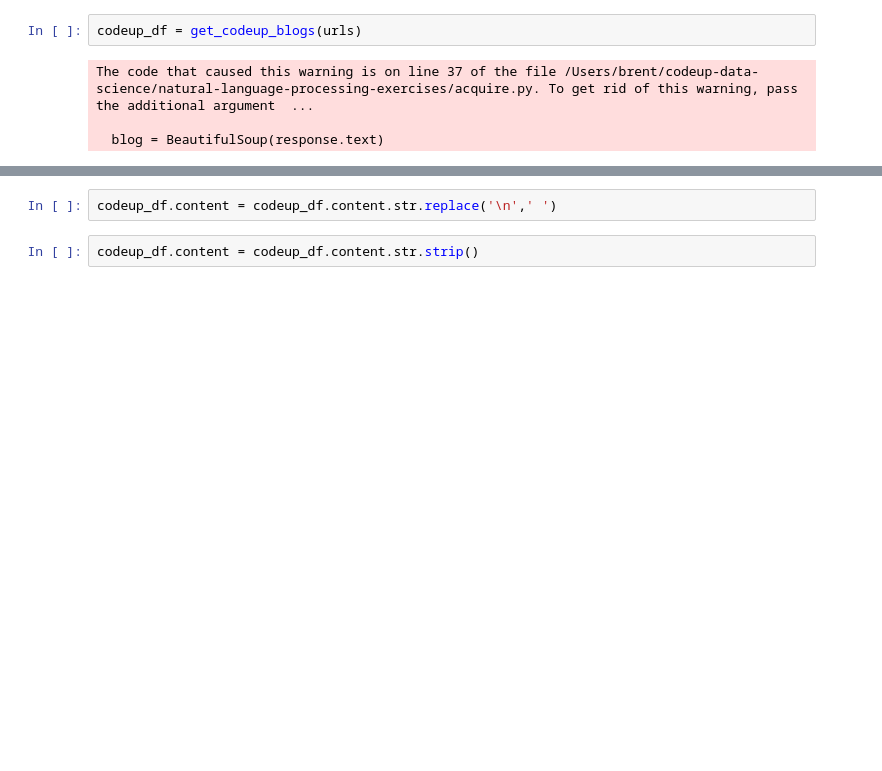
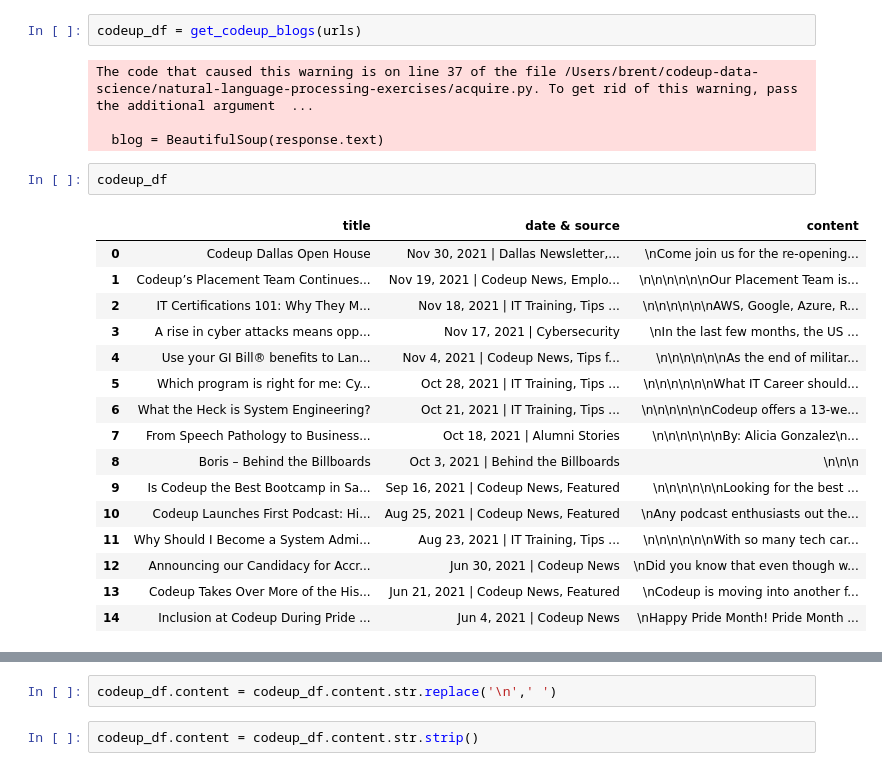
Before and after one commit to brentschriver/natural-language-processing-exercises, a Jupyter notebook: parsing-text-notes.ipynb, the cells around one changed output, grey strips where cells are left out. Cells and saved outputs as stored; diff of their text form; blank space fills up the shorter version.

```diff
--- a/parsing-text-notes.ipynb
+++ b/parsing-text-notes.ipynb
@@ -175,3 +176,22 @@ codeup_df = get_codeup_blogs(urls)
 The code that caused this warning is on line 37 of the file /Users/brent/codeup-data-science/natural-language-processing-exercises/acquire.py. To get rid of this warning, pass the additional argument  ...
 
   blog = BeautifulSoup(response.text)
+# %%
+codeup_df
+# %% [output]
+|  | title | date & source | content |
+| 0 | Codeup Dallas Open House | Nov 30, 2021 | Dallas Newsletter,... | \nCome join us for the re-opening... |
+| 1 | Codeup’s Placement Team Continues... | Nov 19, 2021 | Codeup News, Emplo... | \n\n\n\n\n\nOur Placement Team is... |
+| 2 | IT Certifications 101: Why They M... | Nov 18, 2021 | IT Training, Tips ... | \n\n\n\n\n\nAWS, Google, Azure, R... |
+| 3 | A rise in cyber attacks means opp... | Nov 17, 2021 | Cybersecurity | \nIn the last few months, the US ... |
+| 4 | Use your GI Bill® benefits to Lan... | Nov 4, 2021 | Codeup News, Tips f... | \n\n\n\n\n\nAs the end of militar... |
+| 5 | Which program is right for me: Cy... | Oct 28, 2021 | IT Training, Tips ... | \n\n\n\n\n\nWhat IT Career should... |
+| 6 | What the Heck is System Engineering? | Oct 21, 2021 | IT Training, Tips ... | \n\n\n\n\n\nCodeup offers a 13-we... |
+| 7 | From Speech Pathology to Business... | Oct 18, 2021 | Alumni Stories | \n\n\n\n\n\nBy: Alicia Gonzalez\n... |
+| 8 | Boris – Behind the Billboards | Oct 3, 2021 | Behind the Billboards | \n\n\n |
+| 9 | Is Codeup the Best Bootcamp in Sa... | Sep 16, 2021 | Codeup News, Featured | \n\n\n\n\n\nLooking for the best ... |
+| 10 | Codeup Launches First Podcast: Hi... | Aug 25, 2021 | Codeup News, Featured | \nAny podcast enthusiasts out the... |
+| 11 | Why Should I Become a System Admi... | Aug 23, 2021 | IT Training, Tips ... | \n\n\n\n\n\nWith so many tech car... |
+| 12 | Announcing our Candidacy for Accr... | Jun 30, 2021 | Codeup News | \nDid you know that even though w... |
+| 13 | Codeup Takes Over More of the His... | Jun 21, 2021 | Codeup News, Featured | \nCodeup is moving into another f... |
+| 14 | Inclusion at Codeup During Pride ... | Jun 4, 2021 | Codeup News | \nHappy Pride Month! Pride Month ... |
```
Also changed, not shown: parts of 8 cells of this notebook.
